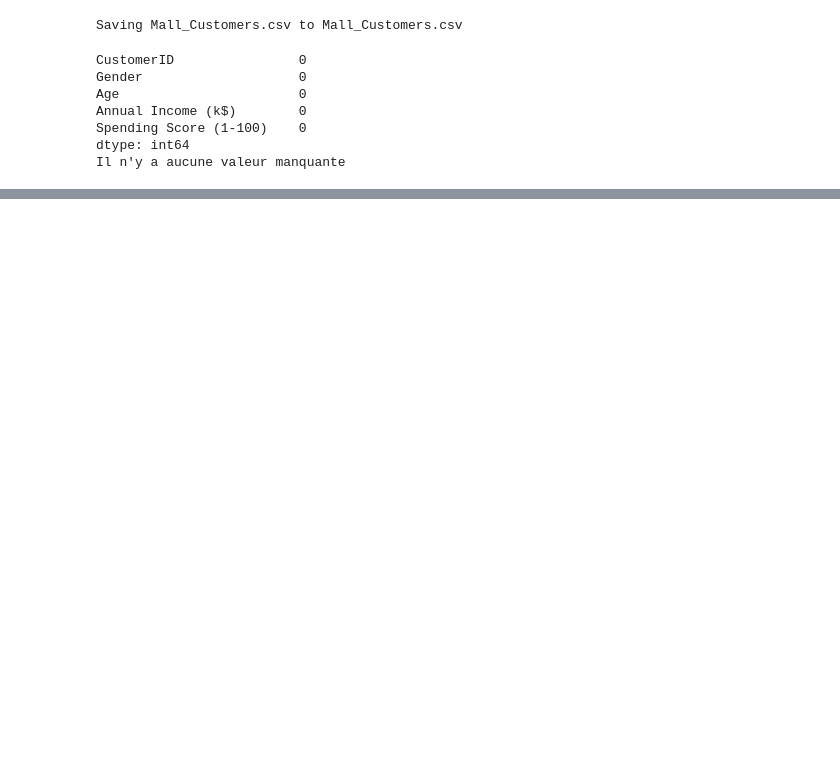
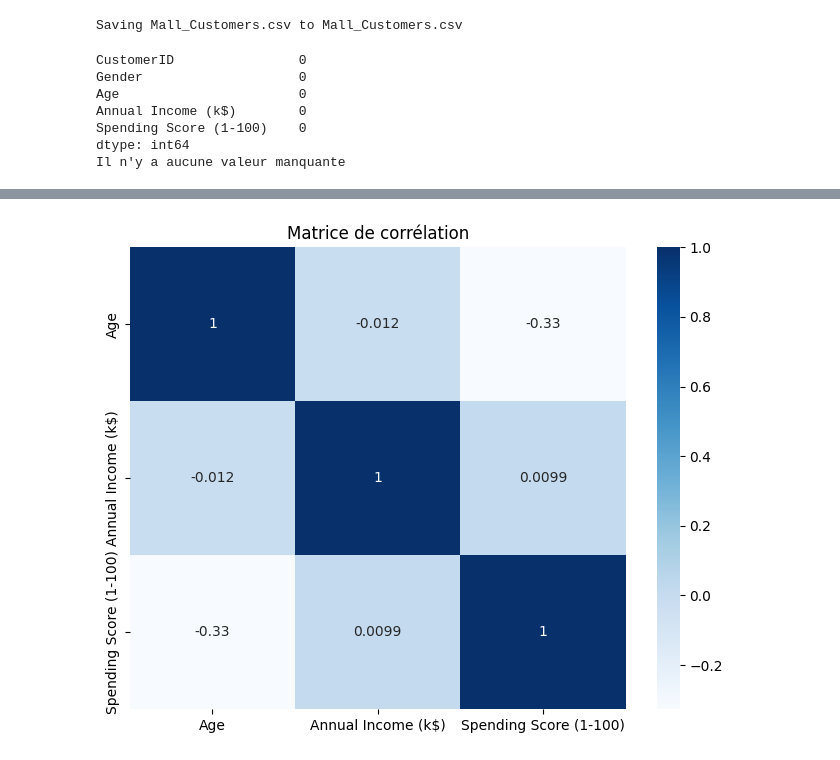
Before and after one commit to MathieuFan22/TP-ML-Mirada, a Jupyter notebook: Clustering.ipynb, the cells around one changed output, grey strips where cells are left out. Saved outputs shown, nothing was run; the diff lists cells and outputs as text; code cells hidden in the pictures; blank space fills up the shorter version.

```diff
--- a/Clustering.ipynb
+++ b/Clustering.ipynb
@@ -26,0 +58,9 @@ Il n'y a aucune valeur manquante
+# %%
+# matrice de corrélation
+plt.figure(figsize=(8,6))
+corr = df[quantitative_vars].corr()
+sns.heatmap(corr, annot=True, cmap='Blues')
+plt.title('Matrice de corrélation')
+plt.show()
+# %% [output]
+[figure, added]
```
Also changed, not shown: parts of 6 cells of this notebook.
